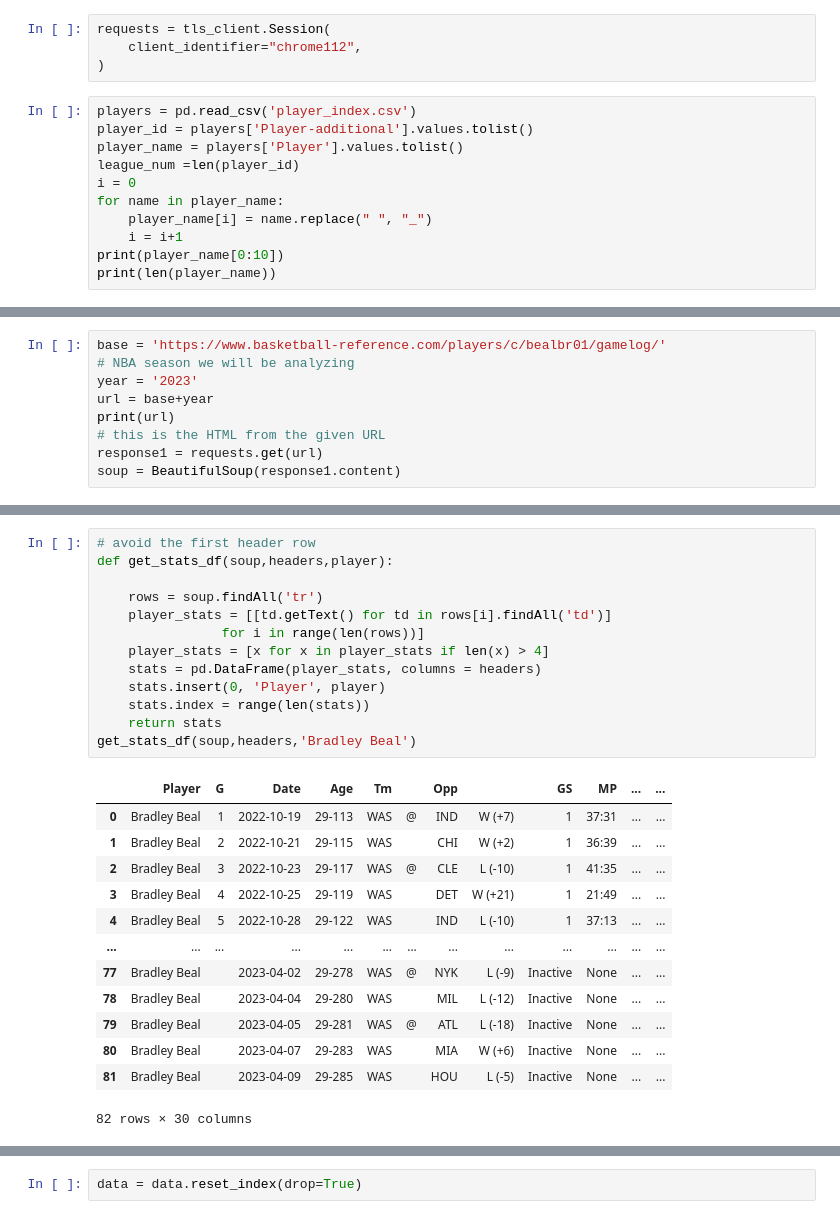
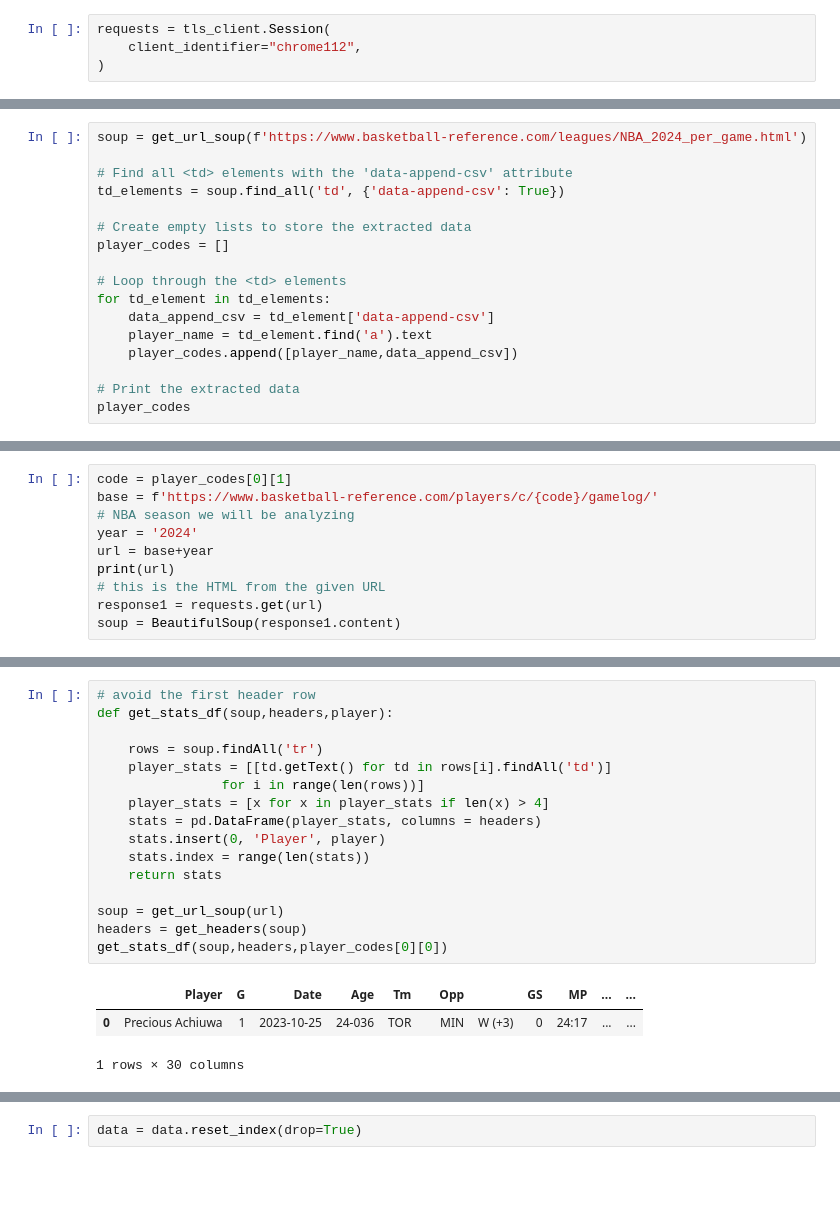
Before and after one commit to madram1423/NBA_betting_model, a Jupyter notebook: Gamelog_scrape copy.ipynb, the cells around one changed output, grey strips where cells are left out. Cells and saved outputs as stored; diff of their text form; blank space fills up the shorter version.

```diff
--- a/Gamelog_scrape copy.ipynb
+++ b/Gamelog_scrape copy.ipynb
@@ -11,14 +10,3 @@ from bs4 import BeautifulSoup
 requests = tls_client.Session(
     client_identifier="chrome112",
 )
-# %%
-players = pd.read_csv('player_index.csv')
-player_id = players['Player-additional'].values.tolist()
-player_name = players['Player'].values.tolist()
-league_num =len(player_id)
-i = 0
-for name in player_name:
-    player_name[i] = name.replace(" ", "_")
-    i = i+1
-print(player_name[0:10])
-print(len(player_name))
@@ -27,0 +13,17 @@ print(len(player_name))
+# %%
+soup = get_url_soup(f'https://www.basketball-reference.com/leagues/NBA_2024_per_game.html')
+
+# Find all <td> elements with the 'data-append-csv' attribute
+td_elements = soup.find_all('td', {'data-append-csv': True})
+
+# Create empty lists to store the extracted data
+player_codes = []
+
+# Loop through the <td> elements
+for td_element in td_elements:
+    data_append_csv = td_element['data-append-csv']
+    player_name = td_element.find('a').text
+    player_codes.append([player_name,data_append_csv])
+
+# Print the extracted data
+player_codes
@@ -28,7 +48,8 @@ print(len(player_name))
 # %%
-base = 'https://www.basketball-reference.com/players/c/bealbr01/gamelog/'
+code = player_codes[0][1]
+base = f'https://www.basketball-reference.com/players/c/{code}/gamelog/'
 # NBA season we will be analyzing
-year = '2023'
+year = '2024'
 url = base+year
 print(url)
 # this is the HTML from the given URL
@@ -69,30 +70,23 @@ headers
 # %%
 # avoid the first header row
 def get_stats_df(soup,headers,player):
 
     rows = soup.findAll('tr')
     player_stats = [[td.getText() for td in rows[i].findAll('td')]
                 for i in range(len(rows))]
     player_stats = [x for x in player_stats if len(x) > 4]
     stats = pd.DataFrame(player_stats, columns = headers)
     stats.insert(0, 'Player', player)
     stats.index = range(len(stats))
     return stats
-get_stats_df(soup,headers,'Bradley Beal')
+
+soup = get_url_soup(url)
+headers = get_headers(soup)
+get_stats_df(soup,headers,player_codes[0][0])
 # %% [output]
 |  | Player | G | Date | Age | Tm |  | Opp |  | GS | MP | ... | ... |
-| 0 | Bradley Beal | 1 | 2022-10-19 | 29-113 | WAS | @ | IND | W (+7) | 1 | 37:31 | ... | ... |
-| 1 | Bradley Beal | 2 | 2022-10-21 | 29-115 | WAS |  | CHI | W (+2) | 1 | 36:39 | ... | ... |
-| 2 | Bradley Beal | 3 | 2022-10-23 | 29-117 | WAS | @ | CLE | L (-10) | 1 | 41:35 | ... | ... |
-| 3 | Bradley Beal | 4 | 2022-10-25 | 29-119 | WAS |  | DET | W (+21) | 1 | 21:49 | ... | ... |
-| 4 | Bradley Beal | 5 | 2022-10-28 | 29-122 | WAS |  | IND | L (-10) | 1 | 37:13 | ... | ... |
-| ... | ... | ... | ... | ... | ... | ... | ... | ... | ... | ... | ... | ... |
-| 77 | Bradley Beal |  | 2023-04-02 | 29-278 | WAS | @ | NYK | L (-9) | Inactive | None | ... | ... |
-| 78 | Bradley Beal |  | 2023-04-04 | 29-280 | WAS |  | MIL | L (-12) | Inactive | None | ... | ... |
-| 79 | Bradley Beal |  | 2023-04-05 | 29-281 | WAS | @ | ATL | L (-18) | Inactive | None | ... | ... |
-| 80 | Bradley Beal |  | 2023-04-07 | 29-283 | WAS |  | MIA | W (+6) | Inactive | None | ... | ... |
-| 81 | Bradley Beal |  | 2023-04-09 | 29-285 | WAS |  | HOU | L (-5) | Inactive | None | ... | ... |
+| 0 | Precious Achiuwa | 1 | 2023-10-25 | 24-036 | TOR |  | MIN | W (+3) | 0 | 24:17 | ... | ... |
-82 rows × 30 columns
+1 rows × 30 columns
 # %%
 def get_stats(num):
     for person in range(num):
```
Also changed, not shown: parts of 30 cells of this notebook, 21 other files.
